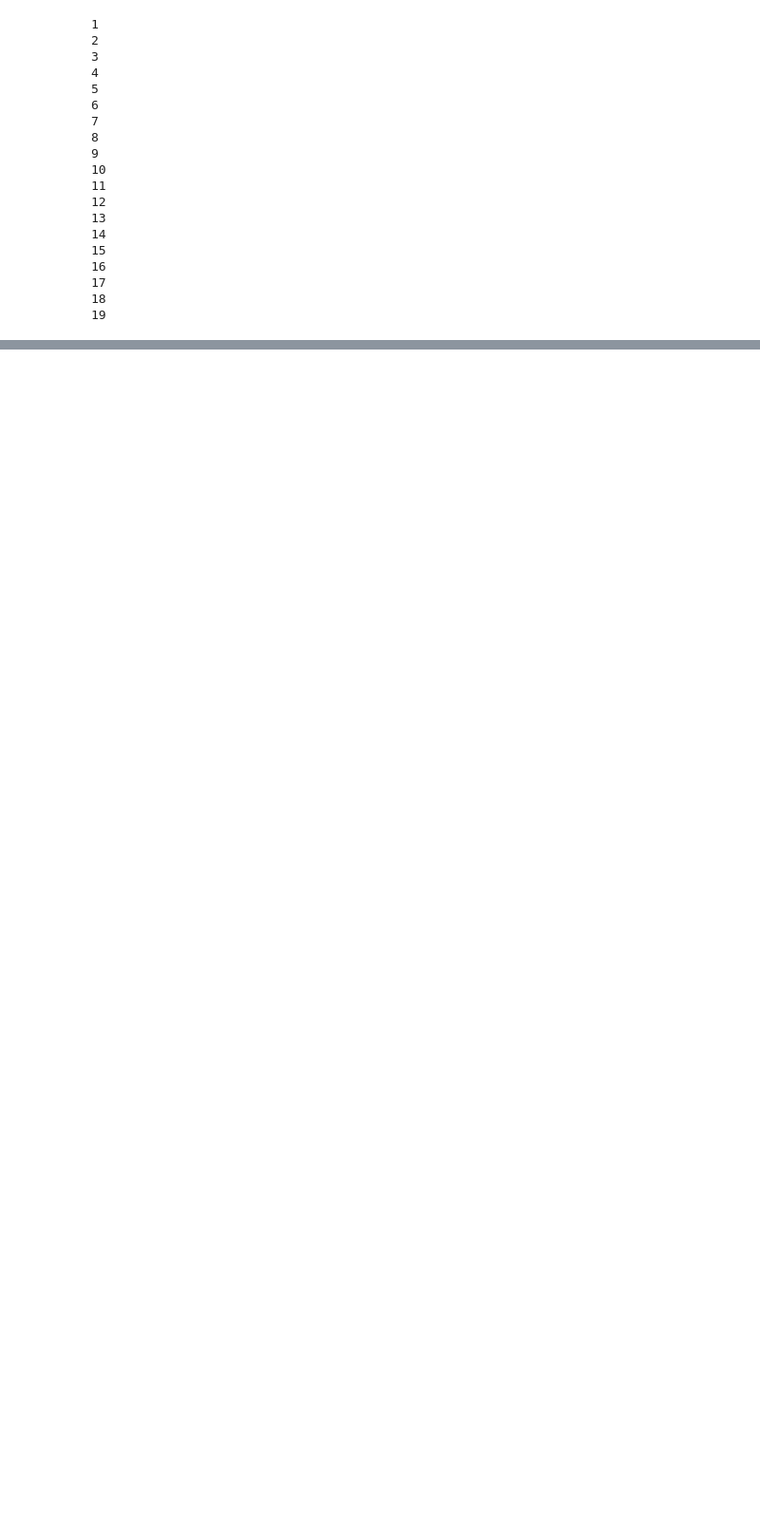
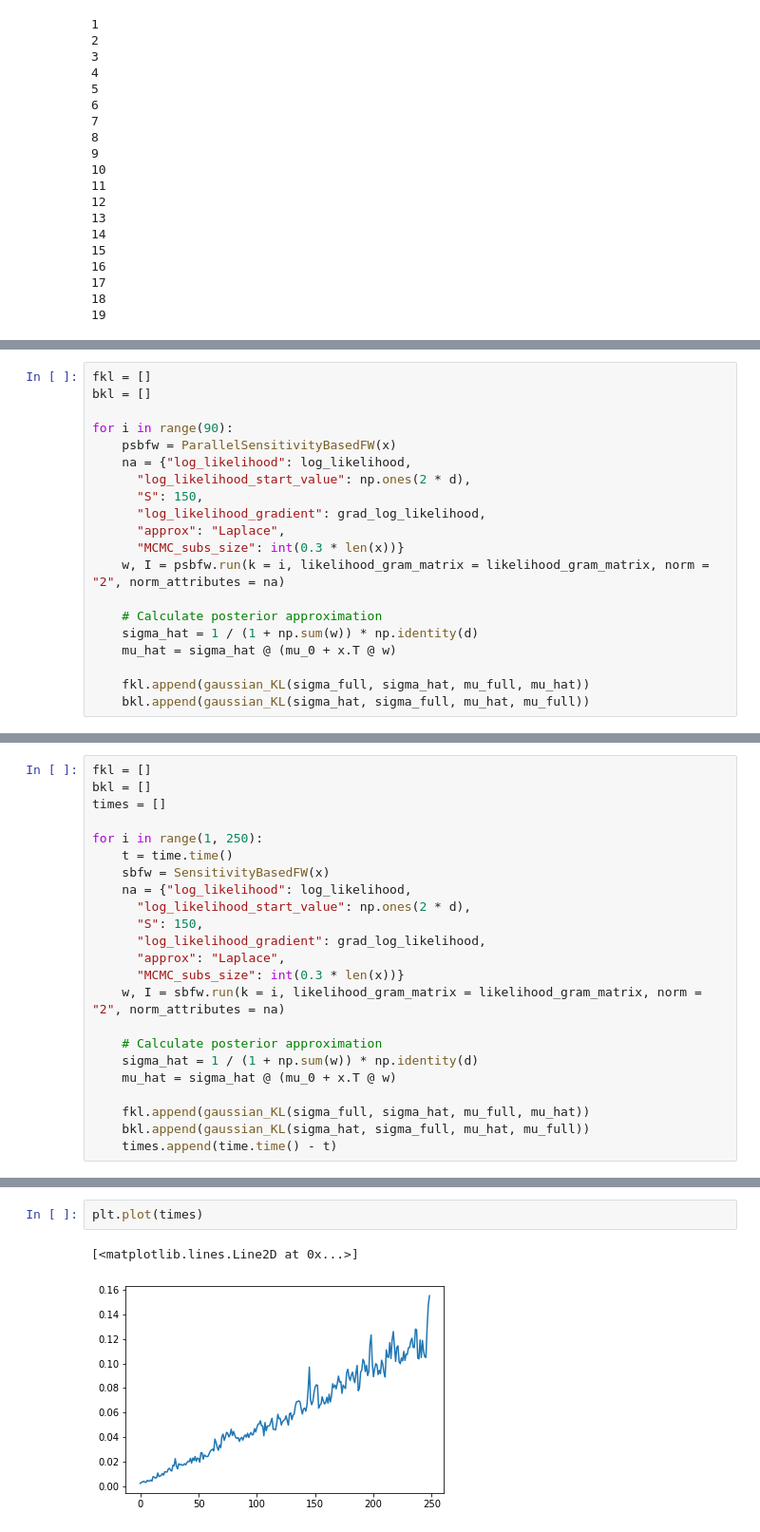
Before and after one commit to stat-ml/efficient_bayesian_coresets, a Jupyter notebook: experiments.ipynb, the cells around one changed output, grey strips where cells are left out. Shown at 95% size. Cells and saved outputs as stored; diff of their text form; blank space fills up the shorter version.

Commit message:
add parallel

```diff
--- a/experiments.ipynb
+++ b/experiments.ipynb
@@ -1022,0 +1234,20 @@ plot_points(x, I, w)
+# %%
+fkl = []
+bkl = []
+
+for i in range(90):
+    psbfw = ParallelSensitivityBasedFW(x)
+    na = {"log_likelihood": log_likelihood,
+      "log_likelihood_start_value": np.ones(2 * d),
+      "S": 150,
+      "log_likelihood_gradient": grad_log_likelihood,
+      "approx": "Laplace",
+      "MCMC_subs_size": int(0.3 * len(x))}
+    w, I = psbfw.run(k = i, likelihood_gram_matrix = likelihood_gram_matrix, norm = "2", norm_attributes = na)
+
+    # Calculate posterior approximation
+    sigma_hat = 1 / (1 + np.sum(w)) * np.identity(d)
+    mu_hat = sigma_hat @ (mu_0 + x.T @ w)
+
+    fkl.append(gaussian_KL(sigma_full, sigma_hat, mu_full, mu_hat))
+    bkl.append(gaussian_KL(sigma_hat, sigma_full, mu_hat, mu_full))
@@ -1022,0 +1262,23 @@ plot_points(x, I, w)
+# %%
+fkl = []
+bkl = []
+times = []
+
+for i in range(1, 250):
+    t = time.time()
+    sbfw = SensitivityBasedFW(x)
+    na = {"log_likelihood": log_likelihood,
+      "log_likelihood_start_value": np.ones(2 * d),
+      "S": 150,
+      "log_likelihood_gradient": grad_log_likelihood,
+      "approx": "Laplace",
+      "MCMC_subs_size": int(0.3 * len(x))}
+    w, I = sbfw.run(k = i, likelihood_gram_matrix = likelihood_gram_matrix, norm = "2", norm_attributes = na)
+
+    # Calculate posterior approximation
+    sigma_hat = 1 / (1 + np.sum(w)) * np.identity(d)
+    mu_hat = sigma_hat @ (mu_0 + x.T @ w)
+
+    fkl.append(gaussian_KL(sigma_full, sigma_hat, mu_full, mu_hat))
+    bkl.append(gaussian_KL(sigma_hat, sigma_full, mu_hat, mu_full))
+    times.append(time.time() - t)
@@ -1022,0 +1289,5 @@ plot_points(x, I, w)
+# %%
+plt.plot(times)
+# %% [output]
+[<matplotlib.lines.Line2D at 0x...>]
+[figure, added]
```
Also changed, not shown: parts of 100 cells of this notebook, 2 other files.
